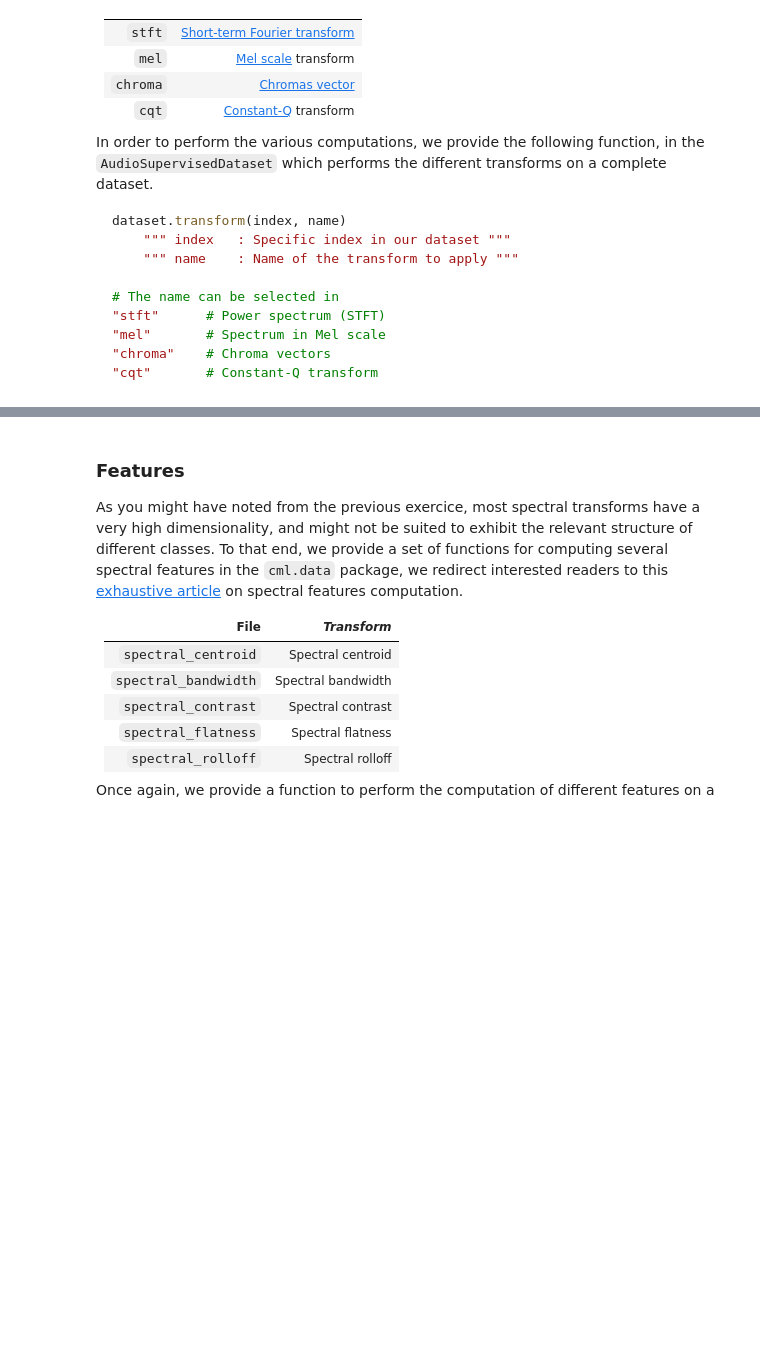
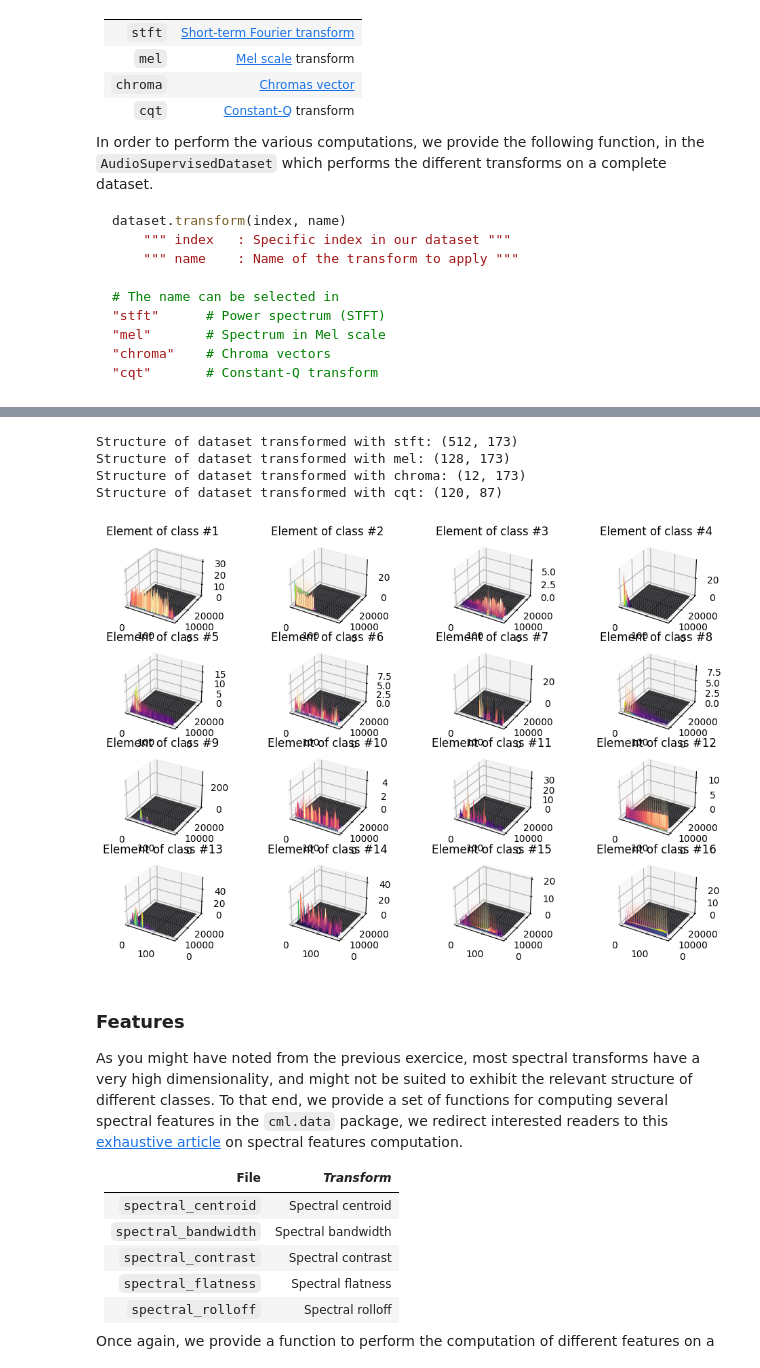
Before and after one commit to garamburor/creative_ml, a Jupyter notebook: 01a_machine_learning.ipynb, the cells around one changed output, grey strips where cells are left out. Drawn from its saved outputs; the diff is of its cells as text; code cells hidden in the pictures; blank space fills up the shorter version.

```diff
--- a/01a_machine_learning.ipynb
+++ b/01a_machine_learning.ipynb
@@ -1621,3 +1621,55 @@ power_spec = train_dataset.transform(0, "stft")
+# %%
+#%% Q-0.2.2 - Plot the various transforms
+from mpl_toolkits.mplot3d import Axes3D
+
+# 1. Launch the transform computation procedure and check the corresponding structure
+transforms = ["stft", "mel", "chroma", "cqt"]
+for t in iter(transforms):
+    test_data = train_dataset.transform(0, t)
+    print('Structure of dataset transformed with ' + t + ': ' + str(test_data.shape))
+
+# 2. For each class, select a random element and plot its various transforms on a single plot.
+y = np.array(train_dataset.labels[:])
+
+fig = plt.figure(figsize=(12,24))
+for i in range(train_dataset.num_classes):
+    # Get indices where data is labeled as class i
+    indices = np.argwhere(y==i)
+    # Randomly select an element
+    index = np.random.choice(indices[:,0]) # argwhere returns a nested array, for some reason..
+    # apply transforms to element
+    stft = train_dataset.transform(index, transforms[0])
+    mel = train_dataset.transform(index, transforms[1])
+    chroma = train_dataset.transform(index, transforms[2])
+    cqt = train_dataset.transform(index, transforms[3])
+    # plot transforms on a single plot
+    ax = fig.add_subplot(12, 4, i+1, projection='3d')
+    ax.set_title('Element of class #' + str(i+1))
+    Fs = train_dataset.sr
+    Nfft = np.shape(stft)[0]*2
+    f = np.arange(0, 1 + Nfft / 2 - 1) * Fs / Nfft
+    NbSTFT = np.shape(stft)[1]
+    x = np.arange(NbSTFT)
+    X, Y = np.meshgrid(x, f)
+    ax.plot_surface(X, Y, stft, label=transforms[0], cmap='magma')
+    x = np.arange(np.shape(mel)[1])
+    hSize = Nfft / 4
+    t = np.arange(np.shape(mel)[0])*hSize/Fs
+    X, Y = np.meshgrid(x, t)
+    ax.plot_surface(X, Y, mel, label=transforms[1], cmap='viridis')
+
+    #plt.plot(,label=transforms[1])
+    #plt.plot(,label=transforms[2])
+    #plt.plot(,label=transforms[3])
+
+plt.show()
+# 3. For each transform, try to spot major pros and cons of their representation.
+# %% [output]
+Structure of dataset transformed with stft: (512, 173)
+Structure of dataset transformed with mel: (128, 173)
+Structure of dataset transformed with chroma: (12, 173)
+Structure of dataset transformed with cqt: (120, 87)
+[figure, added]
 # %% [markdown]
 ### Features
 
```
Also changed, not shown: parts of 27 cells of this notebook.
